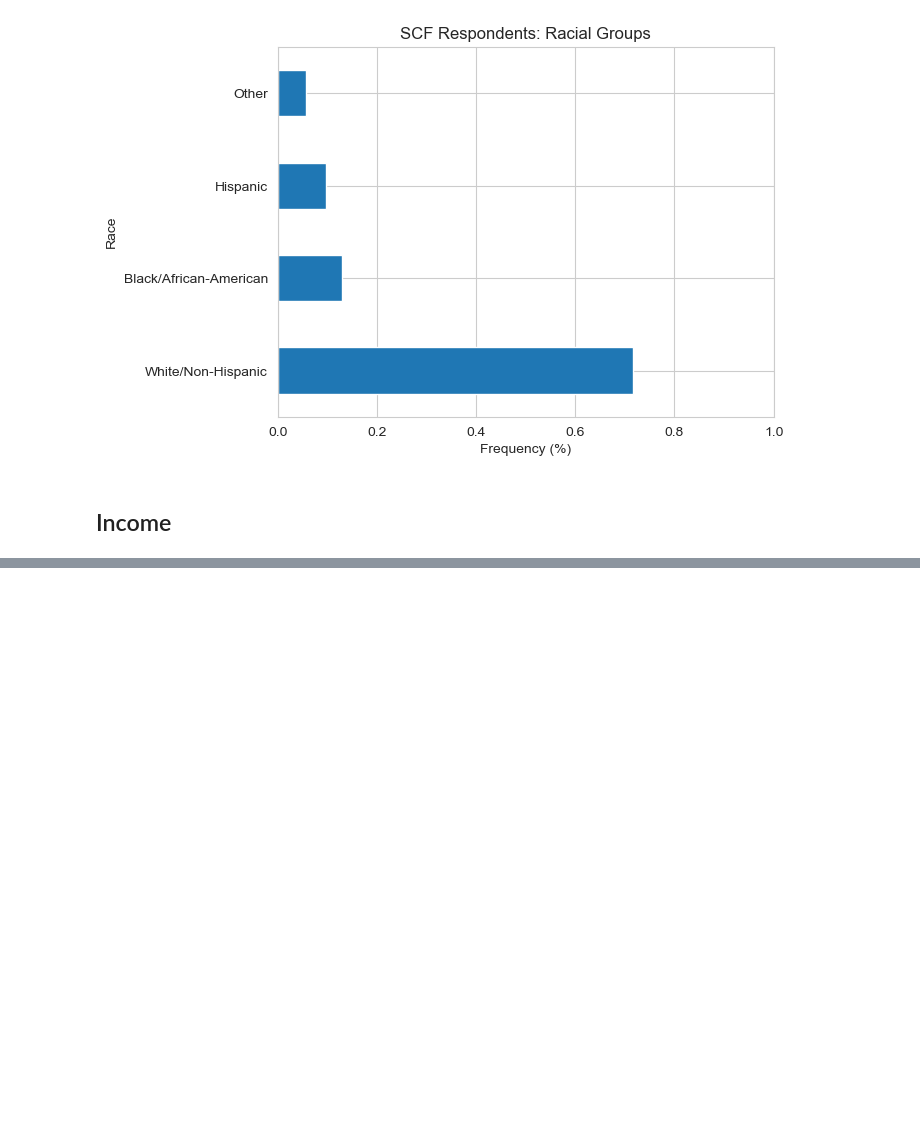
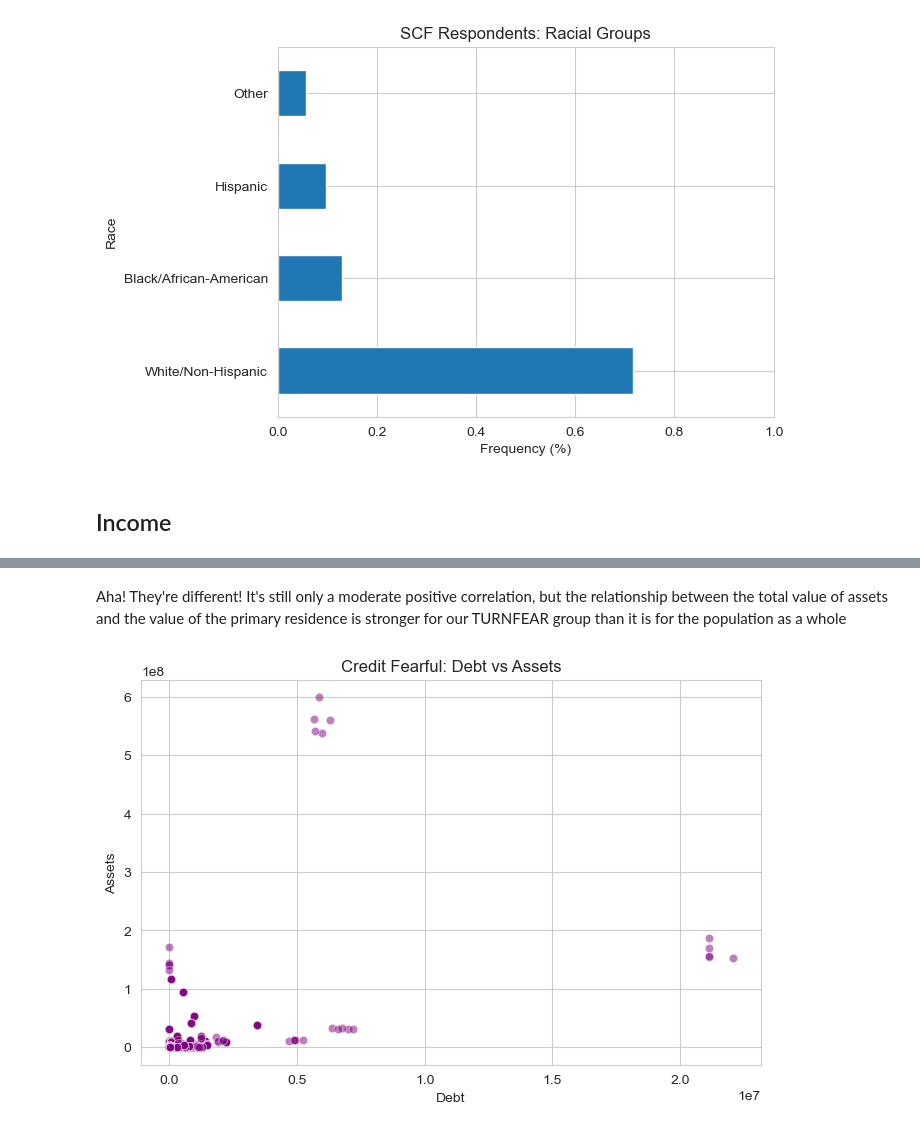
Before and after one commit to Johnnysnipes90/credit-fear-clustering, a Jupyter notebook: notebook.ipynb, the cells around one changed output, grey strips where cells are left out. Cells and saved outputs as stored; diff of their text form; code cells hidden in the pictures; blank space fills up the shorter version.

```diff
--- a/notebook.ipynb
+++ b/notebook.ipynb
@@ -115,0 +201,11 @@ plt.title("SCF Respondents: Racial Groups");
+# %% [markdown]
+Aha! They're different! It's still only a moderate positive correlation, but the relationship between the total value of assets and the value of the primary residence is stronger for our TURNFEAR group than it is for the population as a whole
+# %%
+plt.figure(figsize=(8,5))
+sns.scatterplot(x=df_fear['DEBT'], y=df_fear['ASSET'], alpha=0.5, color='purple')
+plt.xlabel("Debt")
+plt.ylabel("Assets")
+plt.title("Credit Fearful: Debt vs Assets")
+plt.show()
+# %% [output]
+[figure, added]
```
Also changed, not shown: parts of 16 cells of this notebook.
